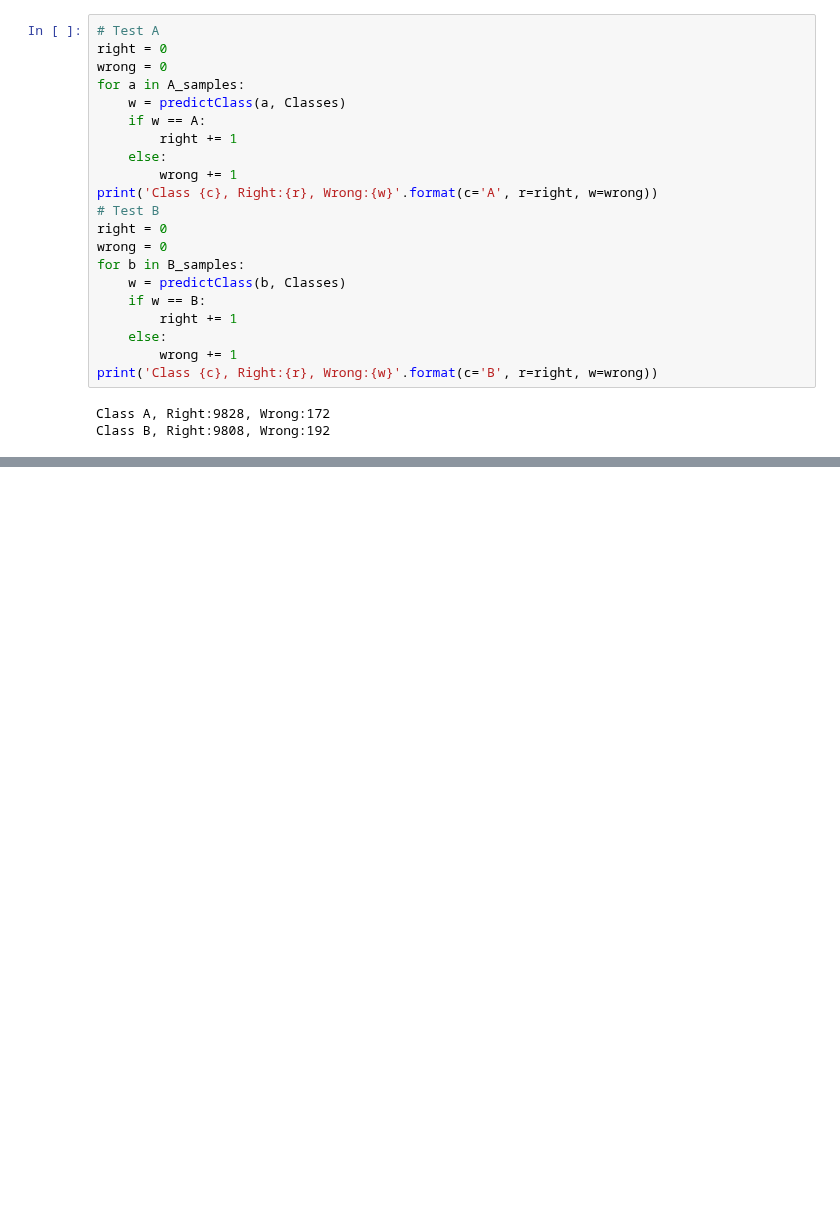
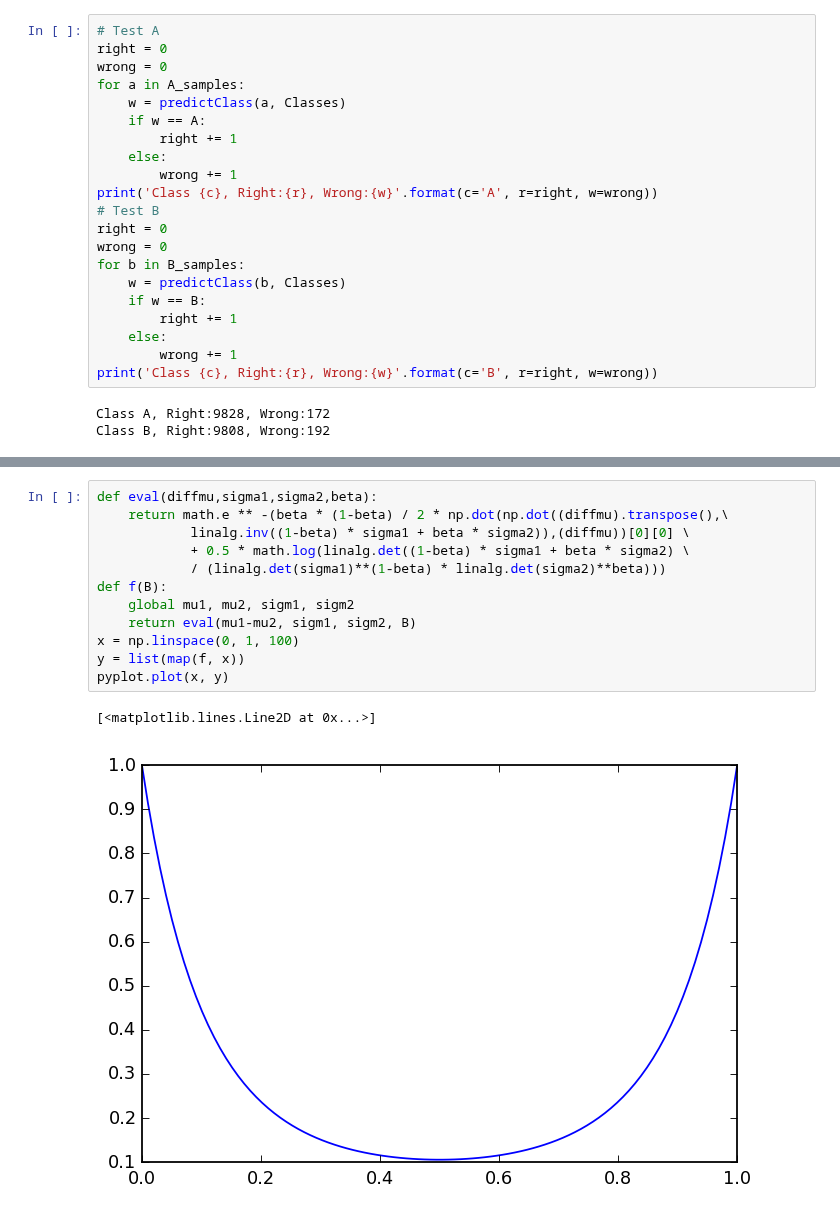
Before and after one commit to lavahot/Pattern-Recognition, a Jupyter notebook: Bayes-Classifier/testing.ipynb, the cells around one changed output, grey strips where cells are left out. Saved outputs shown, nothing was run; the diff lists cells and outputs as text; blank space fills up the shorter version.

```diff
--- a/Bayes-Classifier/testing.ipynb
+++ b/Bayes-Classifier/testing.ipynb
@@ -200,0 +214,15 @@ ChernoffB(mu1,mu2,sigm1,sigm2, 0.000000001)
+# %%
+def eval(diffmu,sigma1,sigma2,beta):
+    return math.e ** -(beta * (1-beta) / 2 * np.dot(np.dot((diffmu).transpose(),\
+            linalg.inv((1-beta) * sigma1 + beta * sigma2)),(diffmu))[0][0] \
+            + 0.5 * math.log(linalg.det((1-beta) * sigma1 + beta * sigma2) \
+            / (linalg.det(sigma1)**(1-beta) * linalg.det(sigma2)**beta)))
+def f(B):
+    global mu1, mu2, sigm1, sigm2
+    return eval(mu1-mu2, sigm1, sigm2, B)
+x = np.linspace(0, 1, 100)
+y = list(map(f, x))
+pyplot.plot(x, y)
+# %% [output]
+[<matplotlib.lines.Line2D at 0x...>]
+[figure, added]
```
Also changed, not shown: parts of 2 cells of this notebook.
